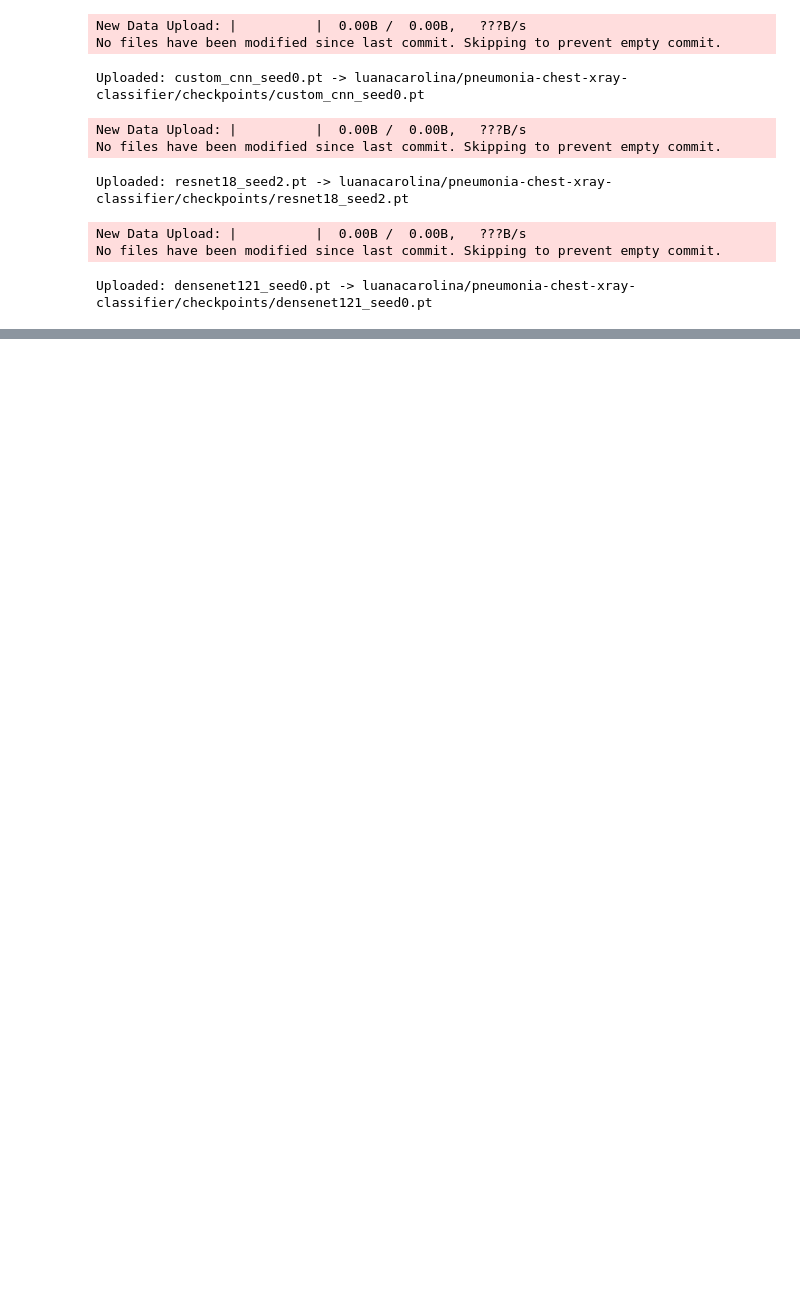
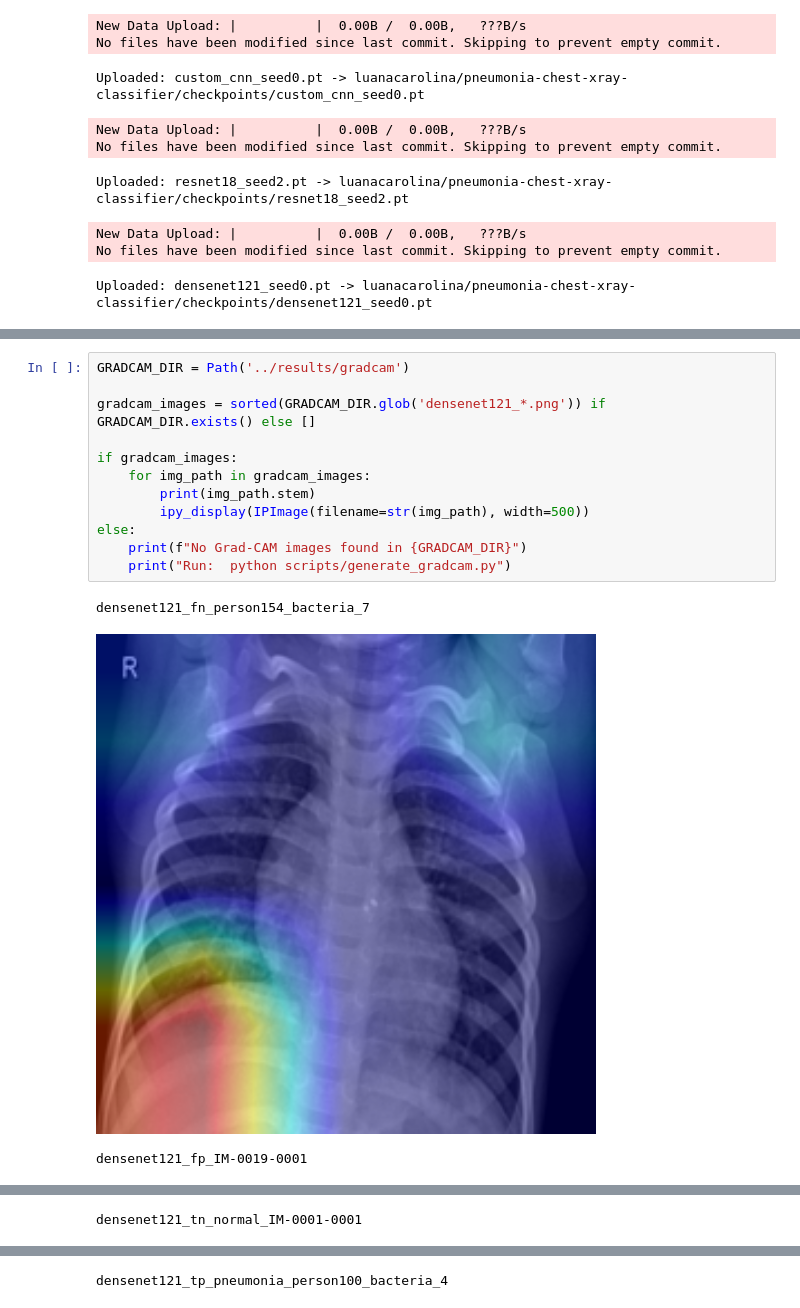
Before and after one commit to luanacarolinareis/caa-project, a Jupyter notebook: notebooks/01_final_experiments.ipynb, the cells around one changed output, grey strips where cells are left out. Drawn from its saved outputs; the diff is of its cells as text; blank space fills up the shorter version.

Commit message:
explainability: add Grad-CAM implementation, script, and result analysis

```diff
--- a/notebooks/01_final_experiments.ipynb
+++ b/notebooks/01_final_experiments.ipynb
@@ -189,0 +255,16 @@ Uploaded: densenet121_seed0.pt -> luanacarolina/pneumonia-chest-xray-classifier/
+# %%
+GRADCAM_DIR = Path('../results/gradcam')
+
+gradcam_images = sorted(GRADCAM_DIR.glob('densenet121_*.png')) if GRADCAM_DIR.exists() else []
+
+if gradcam_images:
+    for img_path in gradcam_images:
+        print(img_path.stem)
+        ipy_display(IPImage(filename=str(img_path), width=500))
+else:
+    print(f"No Grad-CAM images found in {GRADCAM_DIR}")
+    print("Run:  python scripts/generate_gradcam.py")
+# %% [output]
+densenet121_fn_person154_bacteria_7
+[figure, added]
+densenet121_fp_IM-0019-0001
@@ -189,0 +272 @@ Uploaded: densenet121_seed0.pt -> luanacarolina/pneumonia-chest-xray-classifier/
+densenet121_tn_normal_IM-0001-0001
@@ -189,0 +274 @@ Uploaded: densenet121_seed0.pt -> luanacarolina/pneumonia-chest-xray-classifier/
+densenet121_tp_pneumonia_person100_bacteria_4
```
Also changed, not shown: parts of 7 cells of this notebook, 12 other files.
